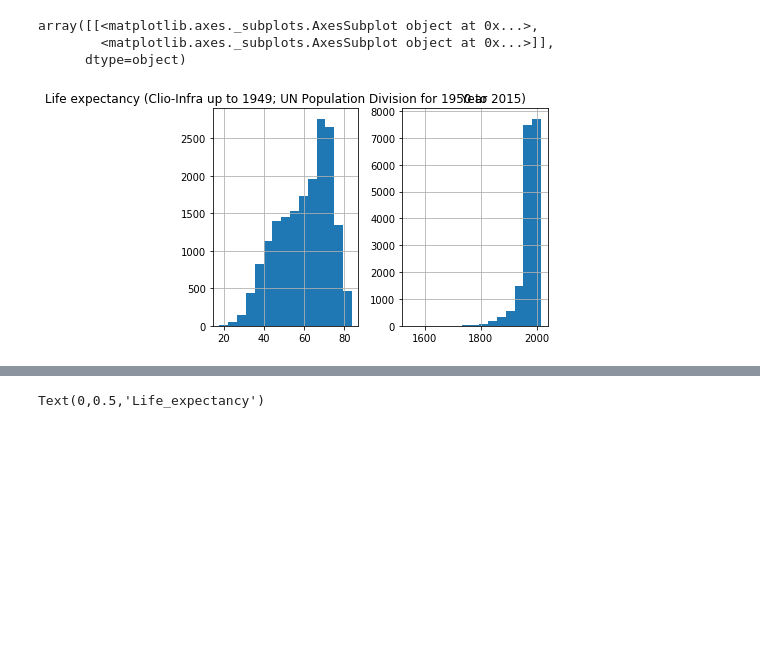
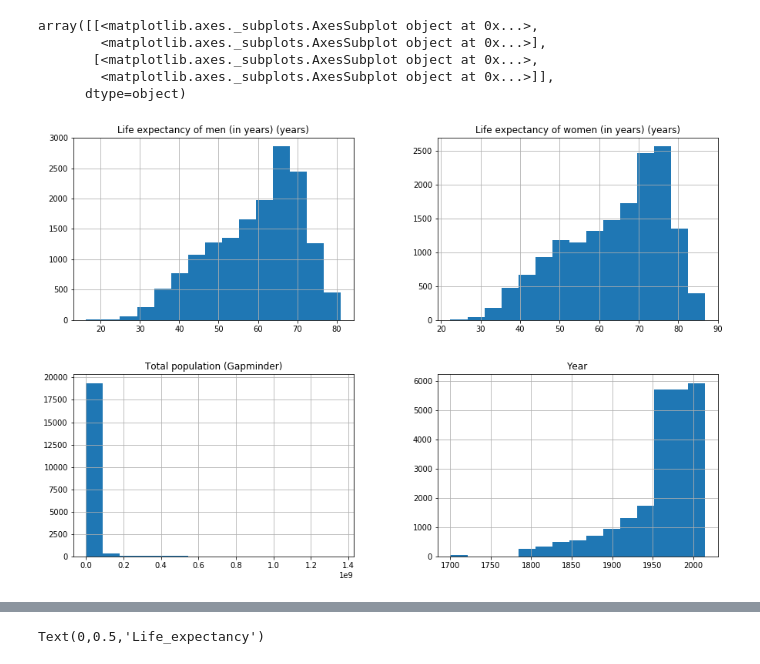
Before and after one commit to cdigap/ProgDA_Project, a Jupyter notebook: DataAnalytics_Project.ipynb, the cells around one changed output, grey strips where cells are left out. Saved outputs shown, nothing was run; the diff lists cells and outputs as text; code cells hidden in the pictures; blank space fills up the shorter version.

```diff
--- a/DataAnalytics_Project.ipynb
+++ b/DataAnalytics_Project.ipynb
@@ -12,7 +12,7 @@ from pandas.plotting import scatter_matrix
 
 #read in the Life-Expectency
 #df = pd.read_csv('life-expectancy.csv',index_col='Entity')
-df = pd.read_csv('life-expectancy_World.csv')
+df = pd.read_csv('life-expectancy-of-women-vs-life-expectancy-of-women.csv')
 
 
 #set seed for reproducibility
@@ -56,7 +56,10 @@ df.describe()
 # %%
-df.hist(bins=15)
+
+df.hist(bins=15,figsize = (15, 10))
 # %% [output]
 array([[<matplotlib.axes._subplots.AxesSubplot object at 0x...>,
+        <matplotlib.axes._subplots.AxesSubplot object at 0x...>],
+       [<matplotlib.axes._subplots.AxesSubplot object at 0x...>,
         <matplotlib.axes._subplots.AxesSubplot object at 0x...>]],
       dtype=object)
-[figure, old version]
+[figure, new version]
```
Also changed, not shown: parts of 16 cells of this notebook.
